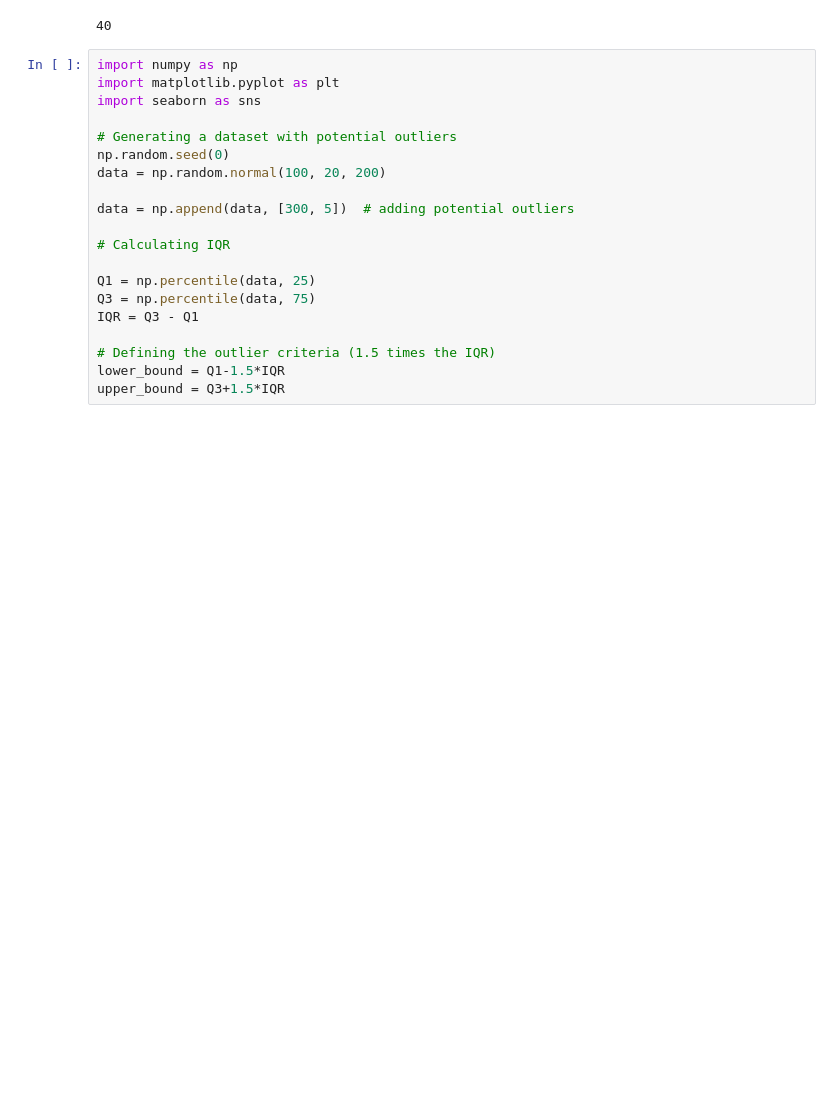
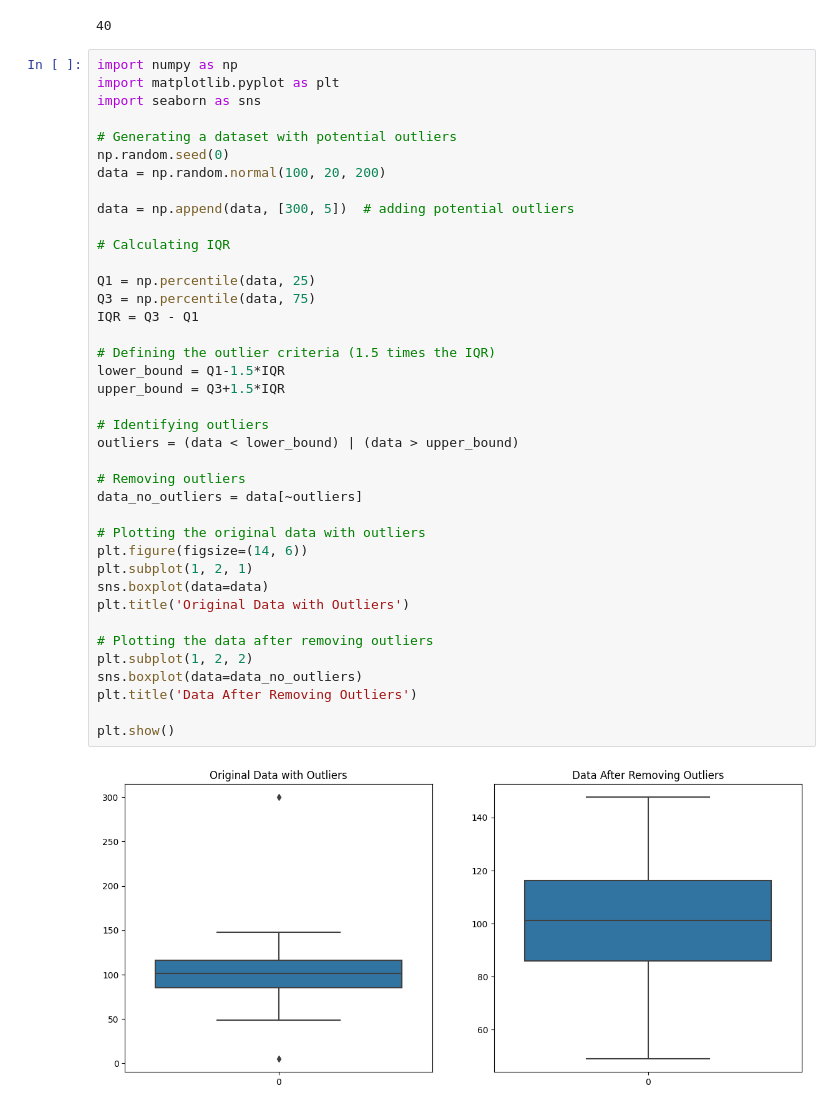
Before and after one commit to Ind-saurabh-kumar/Data_Science_Course, a Jupyter notebook: Mathematics/statistics.ipynb, the cells around one changed output. Saved outputs shown, nothing was run; the diff lists cells and outputs as text; blank space fills up the shorter version.

```diff
--- a/Mathematics/statistics.ipynb
+++ b/Mathematics/statistics.ipynb
@@ -120,20 +120,41 @@ np.ptp(df)
 # %%
 import numpy as np
 import matplotlib.pyplot as plt
 import seaborn as sns
 
 # Generating a dataset with potential outliers
 np.random.seed(0)
 data = np.random.normal(100, 20, 200)
 
 data = np.append(data, [300, 5])  # adding potential outliers
 
 # Calculating IQR
 
 Q1 = np.percentile(data, 25)
 Q3 = np.percentile(data, 75)
 IQR = Q3 - Q1
 
 # Defining the outlier criteria (1.5 times the IQR)
 lower_bound = Q1-1.5*IQR
 upper_bound = Q3+1.5*IQR
+
+# Identifying outliers
+outliers = (data < lower_bound) | (data > upper_bound)
+
+# Removing outliers
+data_no_outliers = data[~outliers]
+
+# Plotting the original data with outliers
+plt.figure(figsize=(14, 6))
+plt.subplot(1, 2, 1)
+sns.boxplot(data=data)
+plt.title('Original Data with Outliers')
+
+# Plotting the data after removing outliers
+plt.subplot(1, 2, 2)
+sns.boxplot(data=data_no_outliers)
+plt.title('Data After Removing Outliers')
+
+plt.show()
+# %% [output]
+[figure, added]
```
